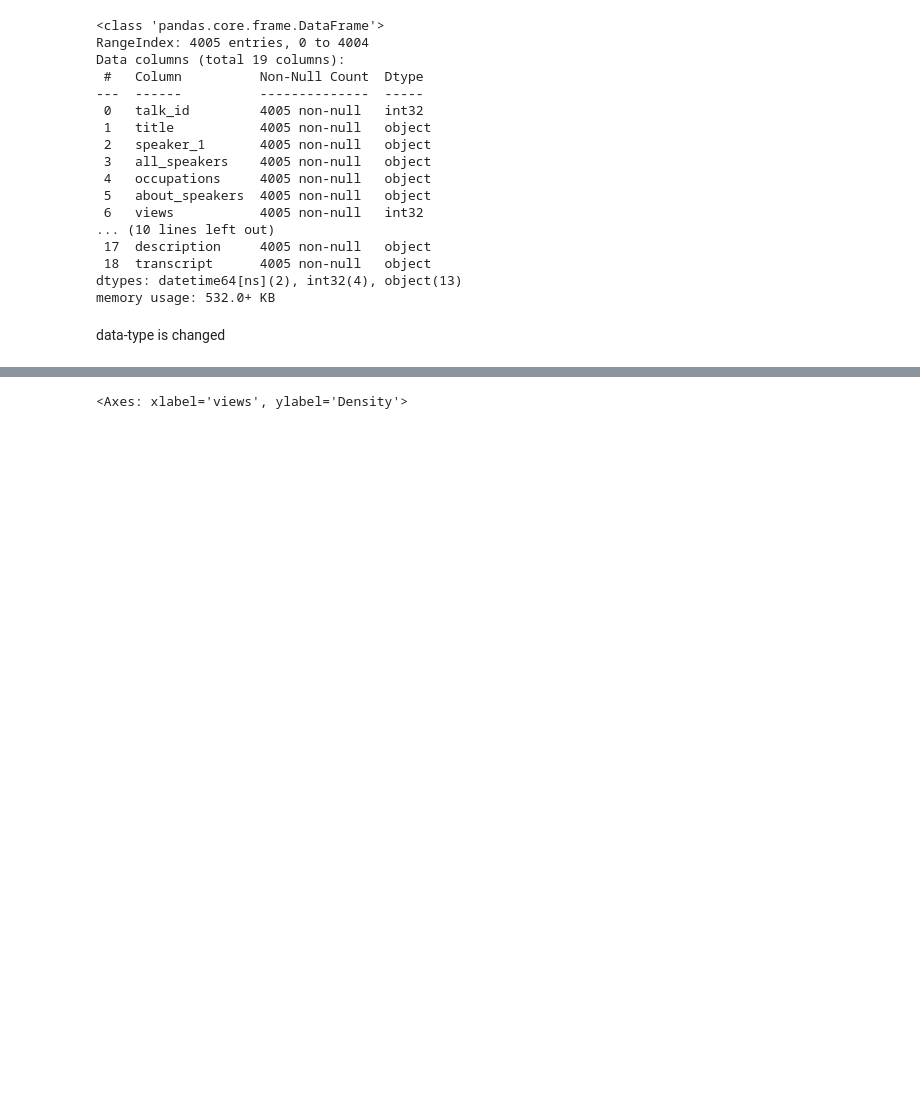
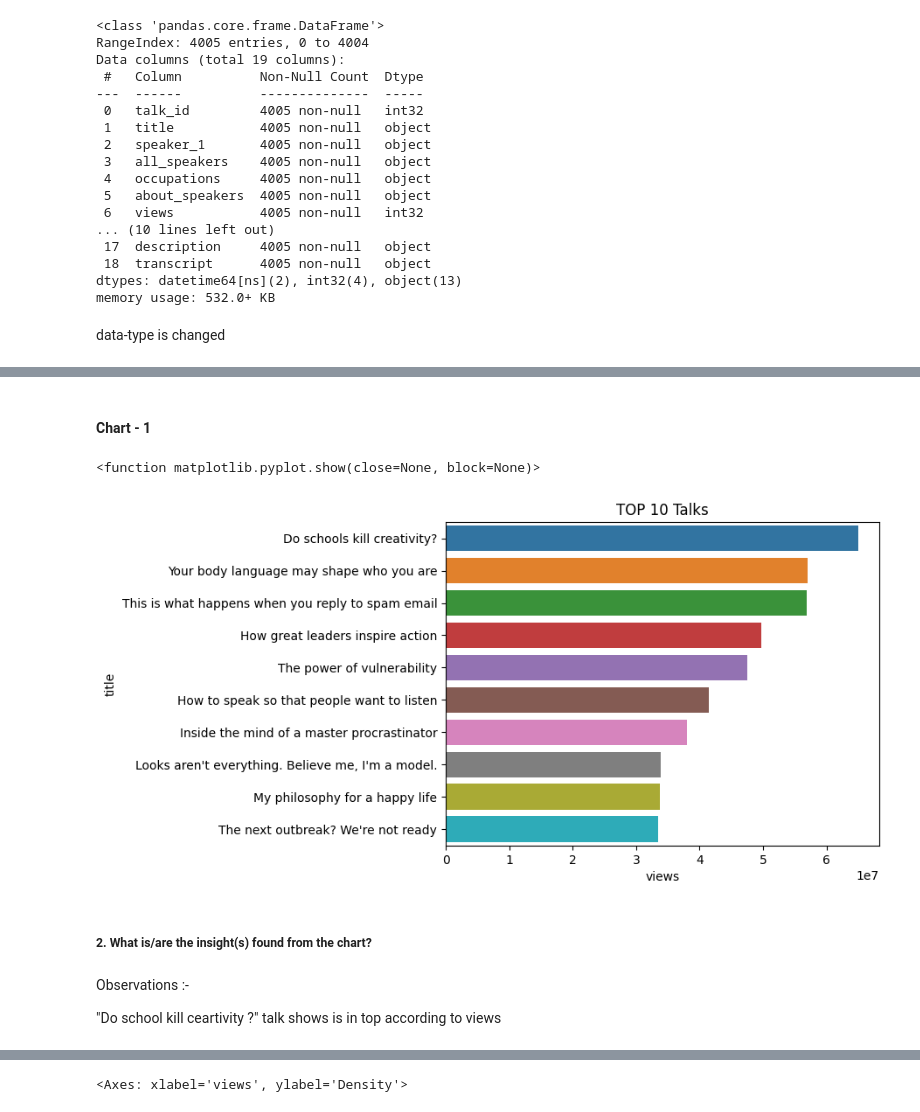
Before and after one commit to Aman811630/TED-talks-views-Prediction--ML-project, a Jupyter notebook: Aman_Singh_ML_project_on_TED_talks_views_prediction_.ipynb, the cells around one changed output, grey strips where cells are left out. Saved outputs shown, nothing was run; the diff lists cells and outputs as text; code cells hidden in the pictures; blank space fills up the shorter version.

```diff
--- a/Aman_Singh_ML_project_on_TED_talks_views_prediction_.ipynb
+++ b/Aman_Singh_ML_project_on_TED_talks_views_prediction_.ipynb
@@ -473,0 +481,4 @@ tedtalks_df.rename(columns={'speaker_1': 'speaker'}, inplace=True)
+# %%
+# we simply drop that 6 rows where value of views columns is 0.
+
+df =df[df['views']!=0]
@@ -507,5 +510,0 @@ ted_talk_df.describe(include= "all")
-# %%
-# Copy the data
-
-df=ted_talk_df.copy()
-df.head(5)
@@ -528,0 +511,3 @@ Index(['talk_id', 'title', 'speaker_1', 'all_speakers', 'occupations',
+# %%
+# removing the column not required
+df.drop(['occupations', 'about_speakers', 'related_talks','description','transcript'], axis=1, inplace=True)
@@ -528,0 +522,5 @@ Index(['talk_id', 'title', 'speaker_1', 'all_speakers', 'occupations',
+# %%
+# Find top 10 popular talk show titles and speaker based on views
+
+top_10_talk = df [["title","speaker","views"]].sort_values('views',ascending =False).head(10)
+top_10_talk
@@ -529,3 +547,20 @@ Index(['talk_id', 'title', 'speaker_1', 'all_speakers', 'occupations',
+# %% [markdown]
+#### Chart - 1
+# %%
+sns.barplot(x="views",y="title",data=top_10_talk)
+plt.title("TOP 10 Talks")
+plt.show
+# %% [output]
+<function matplotlib.pyplot.show(close=None, block=None)>
+[figure, added]
+# %% [markdown]
+##### 2. What is/are the insight(s) found from the chart?
+# %% [markdown]
+
+Observations :-
+
+
+"Do school kill ceartivity ?" talk shows is in top according to views
 # %%
 df=df.drop(['about_speakers', 'recorded_date', 'published_date', 'event', 'topics','related_talks', 'url', 'description', 'transcript'],axis=1)
 # %%
```
Also changed, not shown: parts of 23 cells of this notebook.
